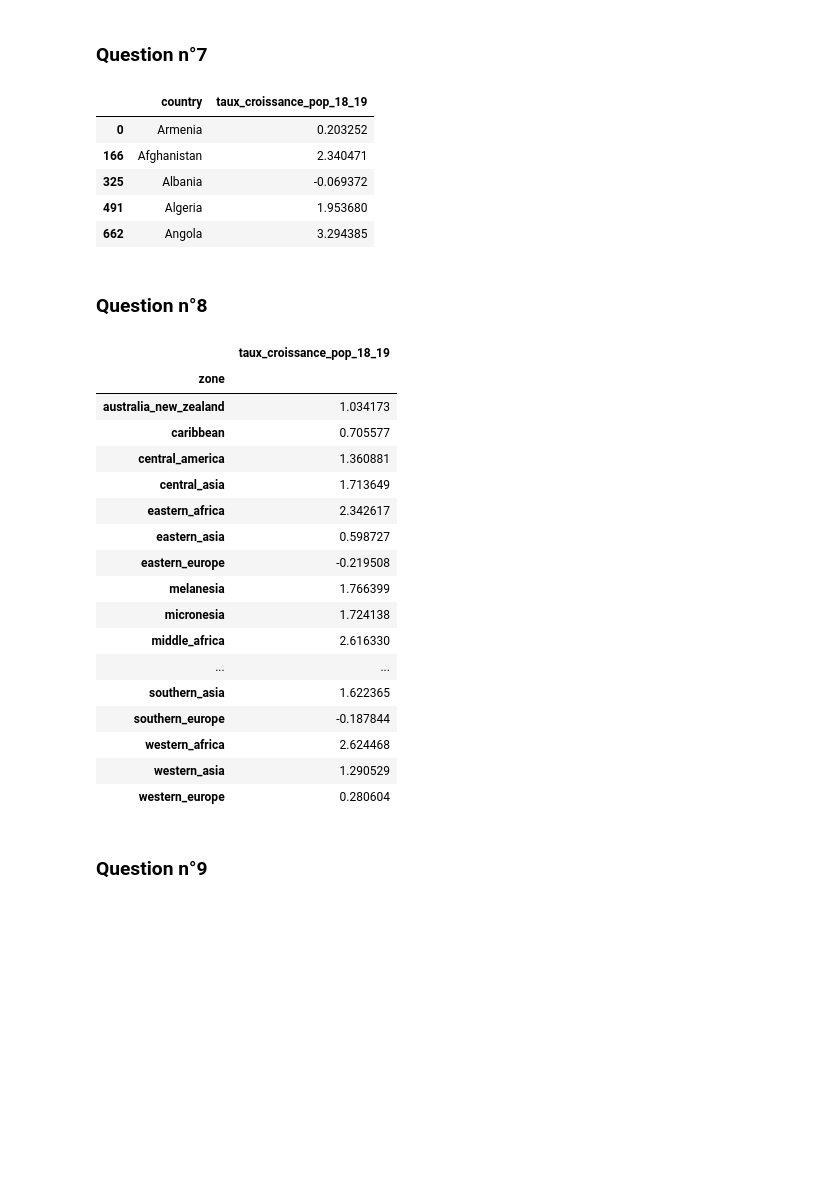
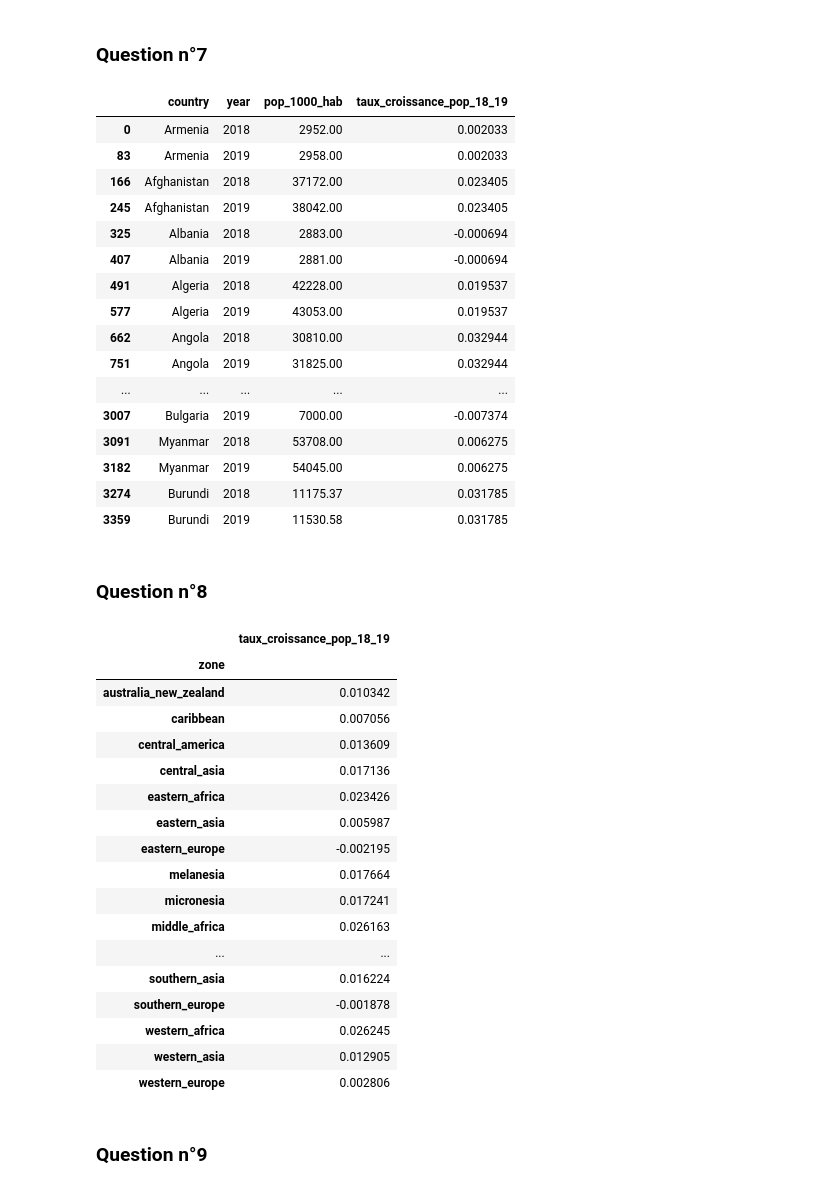
Before and after one commit to StevenDelval/PremierPasPandas, a Jupyter notebook: PremierPasPandas.ipynb, the cells around one changed output. Saved outputs shown, nothing was run; the diff lists cells and outputs as text; code cells hidden in the pictures; blank space fills up the shorter version.

```diff
--- a/PremierPasPandas.ipynb
+++ b/PremierPasPandas.ipynb
@@ -543,20 +543,31 @@ df_taux = df_taux.groupby(["country","year","pop_1000_hab"]).count().reset_index
 
 
 df_taux = df_taux.set_index("country")
-df_taux["taux_croissance_pop_18_19"]= ((df_taux[df_taux["year"] == 2019]["pop_1000_hab"] - df_taux[df_taux["year"] == 2018]["pop_1000_hab"]) / df_taux[df_taux["year"] == 2018]["pop_1000_hab"])*100
+df_taux["taux_croissance_pop_18_19"]= ((df_taux[df_taux["year"] == 2019]["pop_1000_hab"] - df_taux[df_taux["year"] == 2018]["pop_1000_hab"]) / df_taux[df_taux["year"] == 2018]["pop_1000_hab"])
 
 df_taux = df_taux.reset_index()
 # %%
 df_merge= df_merge.merge(df_taux, on=["country","year","pop_1000_hab"])
 # %%
-df_merge[["country","taux_croissance_pop_18_19"]].drop_duplicates().head(5)
+df_merge[["country","year","pop_1000_hab","taux_croissance_pop_18_19"]].drop_duplicates().head(40)
 # %% [output]
-|  | country | taux_croissance_pop_18_19 |
-| 0 | Armenia | 0.203252 |
-| 166 | Afghanistan | 2.340471 |
-| 325 | Albania | -0.069372 |
-| 491 | Algeria | 1.953680 |
-| 662 | Angola | 3.294385 |
+|  | country | year | pop_1000_hab | taux_croissance_pop_18_19 |
+| 0 | Armenia | 2018 | 2952.00 | 0.002033 |
+| 83 | Armenia | 2019 | 2958.00 | 0.002033 |
+| 166 | Afghanistan | 2018 | 37172.00 | 0.023405 |
+| 245 | Afghanistan | 2019 | 38042.00 | 0.023405 |
+| 325 | Albania | 2018 | 2883.00 | -0.000694 |
+| 407 | Albania | 2019 | 2881.00 | -0.000694 |
+| 491 | Algeria | 2018 | 42228.00 | 0.019537 |
+| 577 | Algeria | 2019 | 43053.00 | 0.019537 |
+| 662 | Angola | 2018 | 30810.00 | 0.032944 |
+| 751 | Angola | 2019 | 31825.00 | 0.032944 |
+| ... | ... | ... | ... | ... |
+| 3007 | Bulgaria | 2019 | 7000.00 | -0.007374 |
+| 3091 | Myanmar | 2018 | 53708.00 | 0.006275 |
+| 3182 | Myanmar | 2019 | 54045.00 | 0.006275 |
+| 3274 | Burundi | 2018 | 11175.37 | 0.031785 |
+| 3359 | Burundi | 2019 | 11530.58 | 0.031785 |
 # %% [markdown]
 ### Question n°8
 # %%
@@ -568,22 +579,22 @@ df_zone
 # %% [output]
 |  | taux_croissance_pop_18_19 |
 | zone |  |
-| australia_new_zealand | 1.034173 |
-| caribbean | 0.705577 |
-| central_america | 1.360881 |
-| central_asia | 1.713649 |
-| eastern_africa | 2.342617 |
-| eastern_asia | 0.598727 |
-| eastern_europe | -0.219508 |
-| melanesia | 1.766399 |
-| micronesia | 1.724138 |
-| middle_africa | 2.616330 |
+| australia_new_zealand | 0.010342 |
+| caribbean | 0.007056 |
+| central_america | 0.013609 |
+| central_asia | 0.017136 |
+| eastern_africa | 0.023426 |
+| eastern_asia | 0.005987 |
+| eastern_europe | -0.002195 |
+| melanesia | 0.017664 |
+| micronesia | 0.017241 |
+| middle_africa | 0.026163 |
 | ... | ... |
-| southern_asia | 1.622365 |
-| southern_europe | -0.187844 |
-| western_africa | 2.624468 |
-| western_asia | 1.290529 |
-| western_europe | 0.280604 |
+| southern_asia | 0.016224 |
+| southern_europe | -0.001878 |
+| western_africa | 0.026245 |
+| western_asia | 0.012905 |
+| western_europe | 0.002806 |
 # %% [markdown]
 ### Question n°9
 # %%
```
Also changed, not shown: parts of 3 cells of this notebook.
